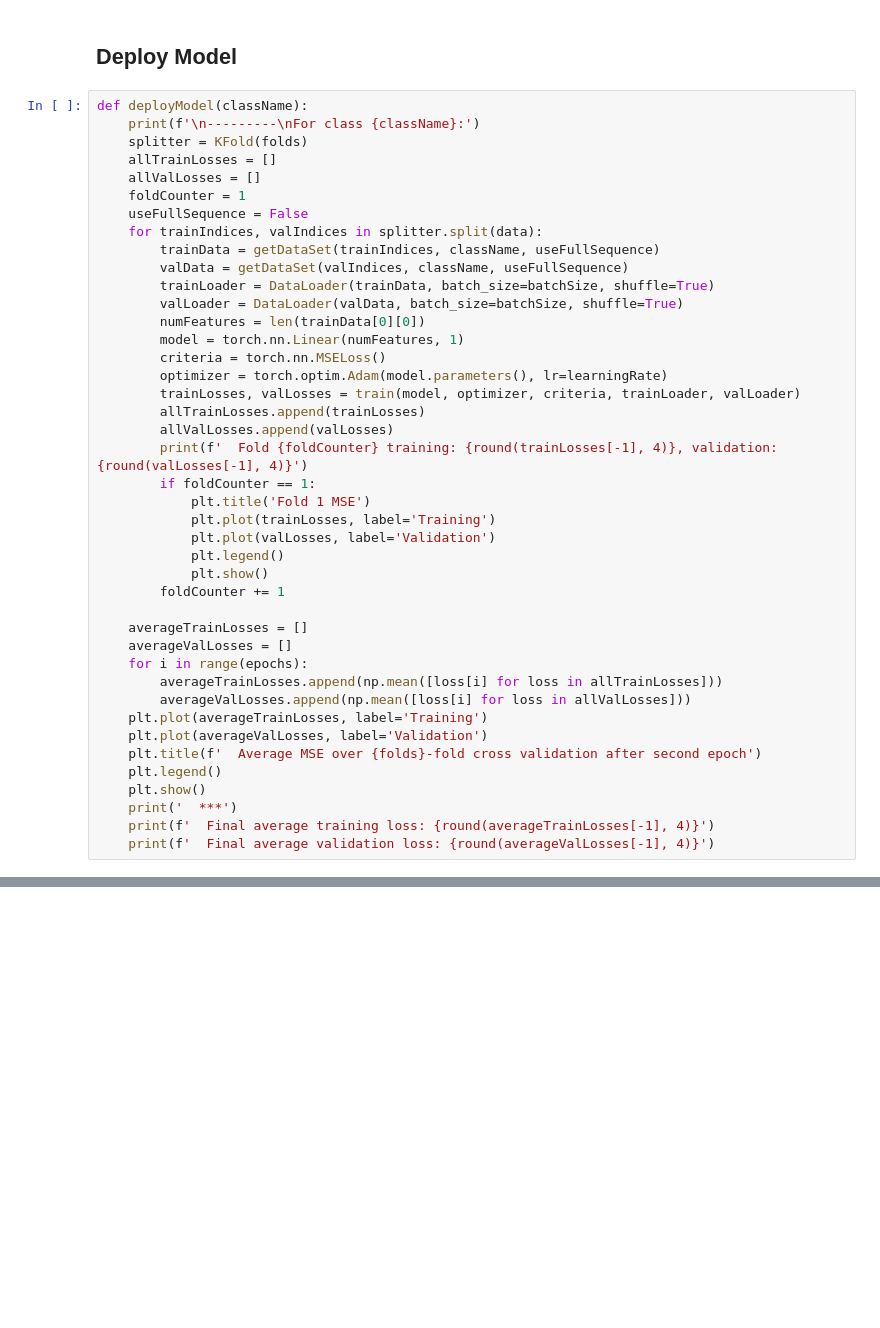
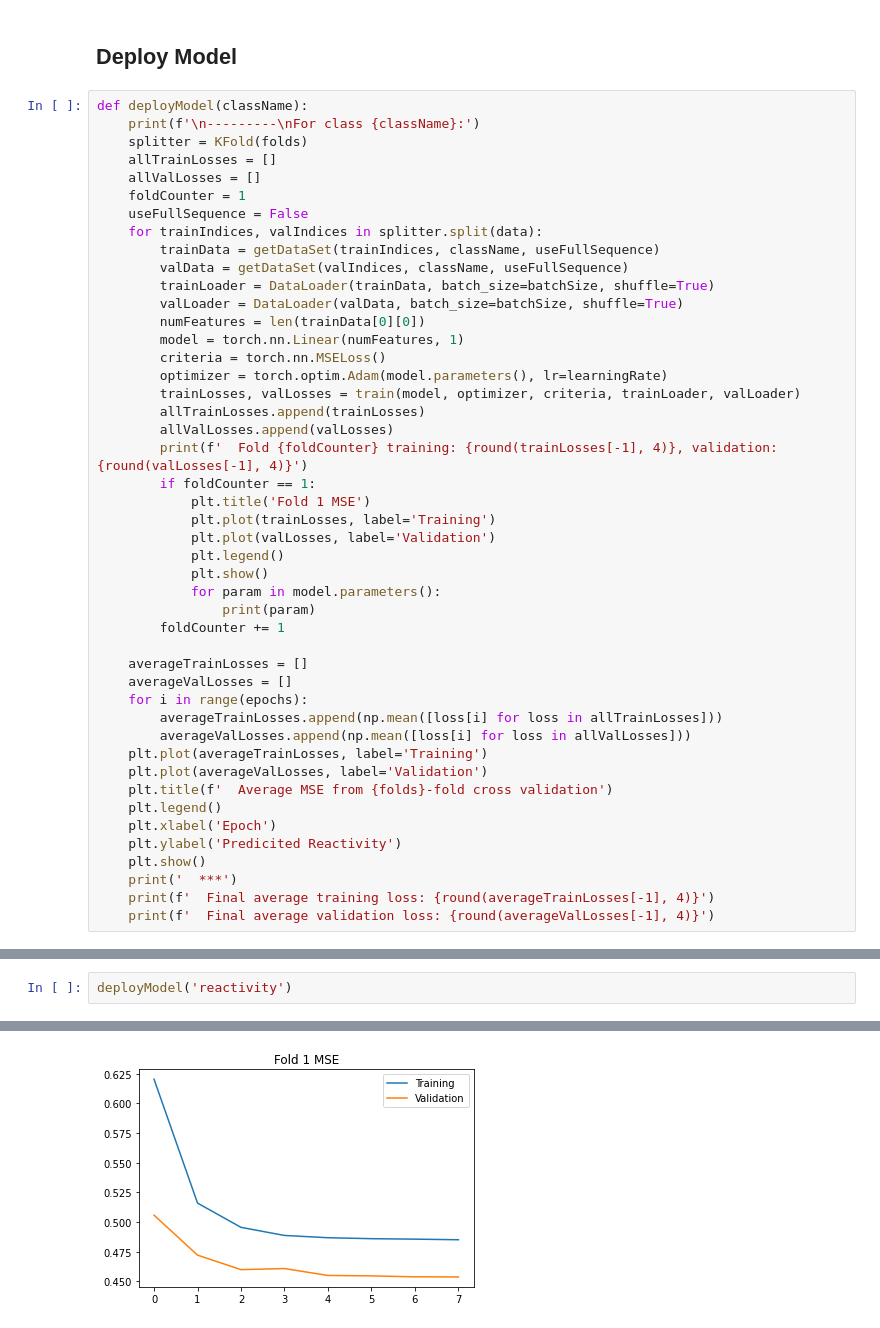
Before and after one commit to alexbeeston/kaggleChallenge, a Jupyter notebook: main.ipynb, the cells around one changed output, grey strips where cells are left out. Saved outputs shown, nothing was run; the diff lists cells and outputs as text; blank space fills up the shorter version.

```diff
--- a/main.ipynb
+++ b/main.ipynb
@@ -283,6 +293,8 @@ def deployModel(className):
             plt.plot(valLosses, label='Validation')
             plt.legend()
             plt.show()
+            for param in model.parameters():
+                print(param)
         foldCounter += 1
 
     averageTrainLosses = []
@@ -292,8 +304,10 @@ def deployModel(className):
         averageValLosses.append(np.mean([loss[i] for loss in allValLosses]))
     plt.plot(averageTrainLosses, label='Training')
     plt.plot(averageValLosses, label='Validation')
-    plt.title(f'  Average MSE over {folds}-fold cross validation after second epoch')
+    plt.title(f'  Average MSE from {folds}-fold cross validation')
     plt.legend()
+    plt.xlabel('Epoch')
+    plt.ylabel('Predicited Reactivity')
     plt.show()
     print('  ***')
     print(f'  Final average training loss: {round(averageTrainLosses[-1], 4)}')
@@ -339,0 +315,3 @@ For class deg_Mg_pH10:
+# %%
+deployModel('reactivity')
+# %% [output]
@@ -339,0 +321 @@ For class deg_Mg_pH10:
+[figure, added]
```
Also changed, not shown: parts of 4 cells of this notebook.
